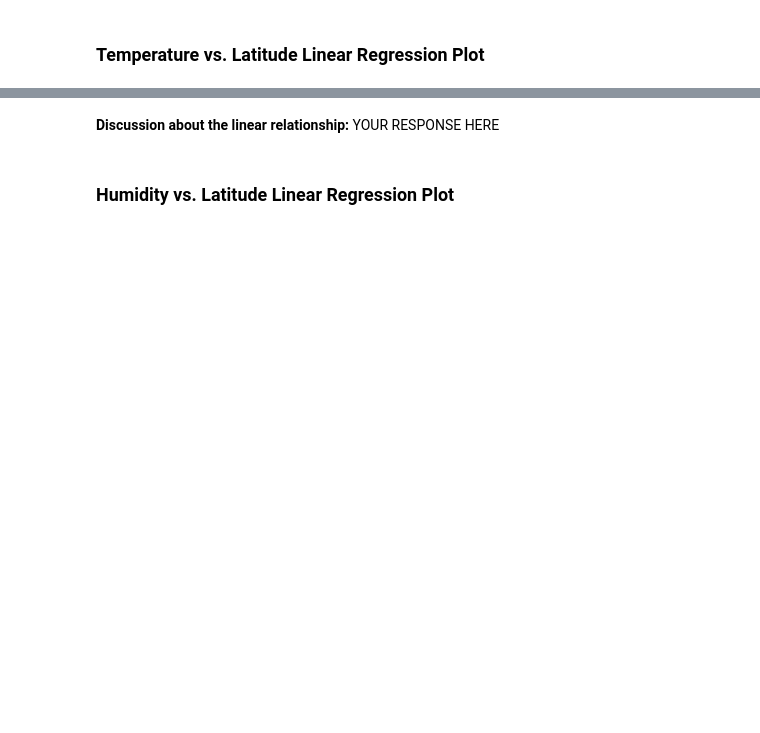
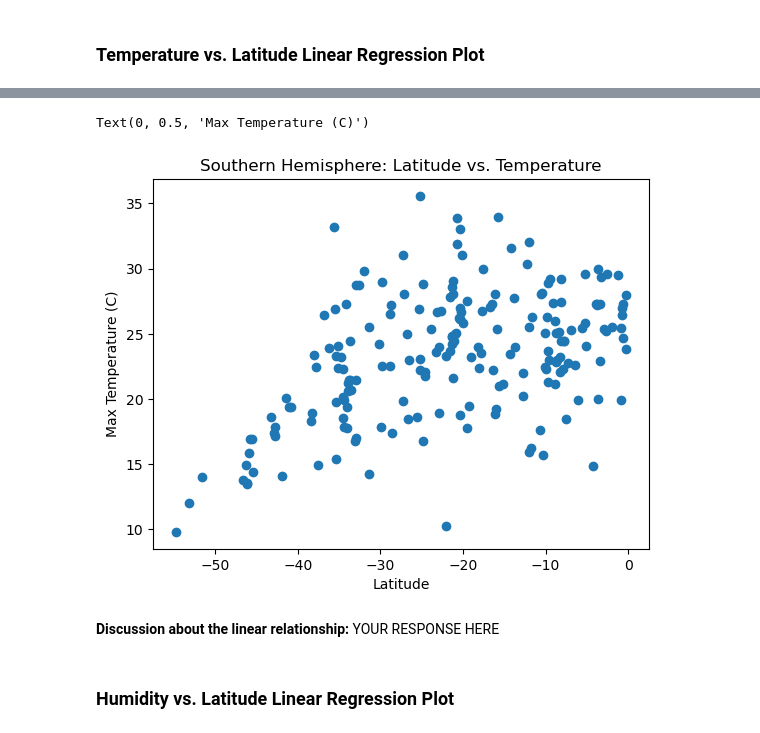
Before and after one commit to knight-mc/python-api-challenge, a Jupyter notebook: WeatherPy/WeatherPy.ipynb, the cells around one changed output, grey strips where cells are left out. Cells and saved outputs as stored; diff of their text form; code cells hidden in the pictures; blank space fills up the shorter version.

```diff
--- a/WeatherPy/WeatherPy.ipynb
+++ b/WeatherPy/WeatherPy.ipynb
@@ -343,3 +341,15 @@ The r-value is: 0.4121057168607245
+# %%
+# Linear regression on Southern Hemisphere
+x_value = southern_hemi_df["Lat"]
+y_value = southern_hemi_df["Max Temp"]
+plt.scatter(x_value, y_value, marker='o')
+
+plt.title("Southern Hemisphere: Latitude vs. Temperature")
+plt.xlabel("Latitude")
+plt.ylabel("Max Temperature (C)")
+# %% [output]
+Text(0, 0.5, 'Max Temperature (C)')
+[figure, added]
 # %% [markdown]
 **Discussion about the linear relationship:** YOUR RESPONSE HERE
 # %% [markdown]
```
Also changed, not shown: parts of 15 cells of this notebook.
